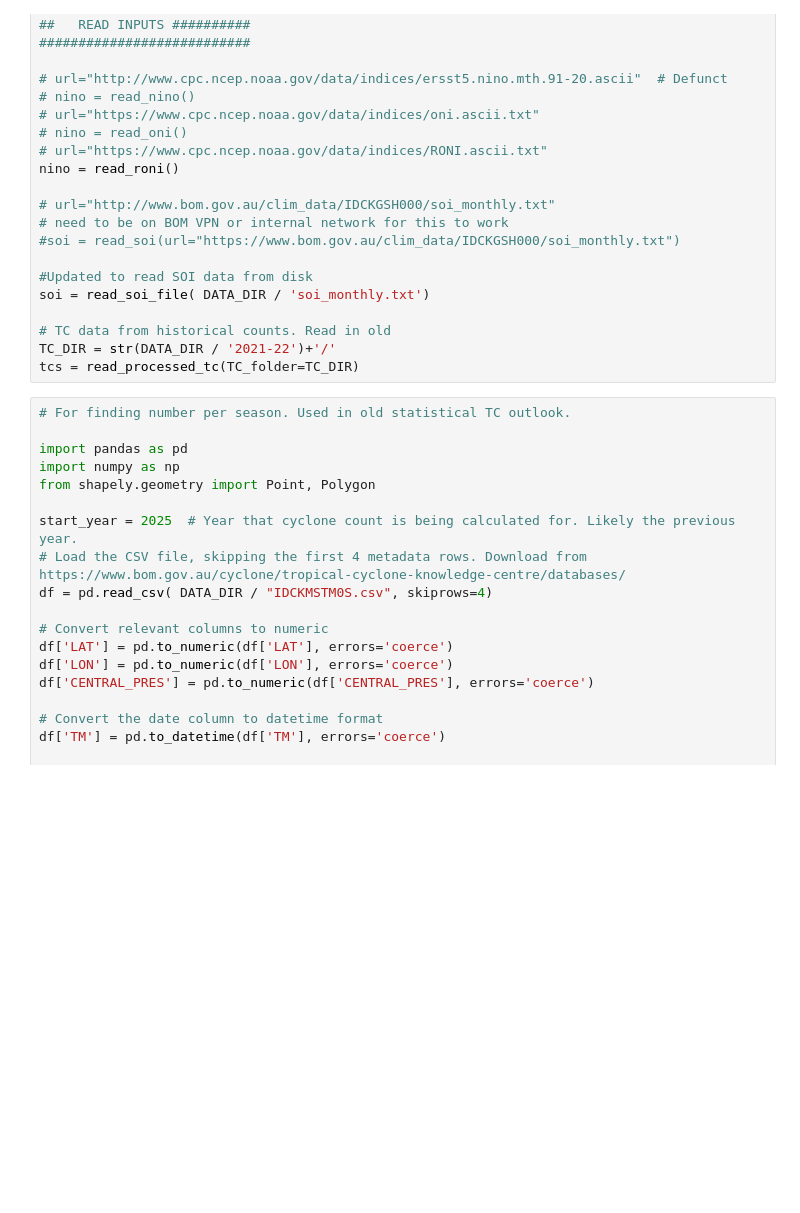
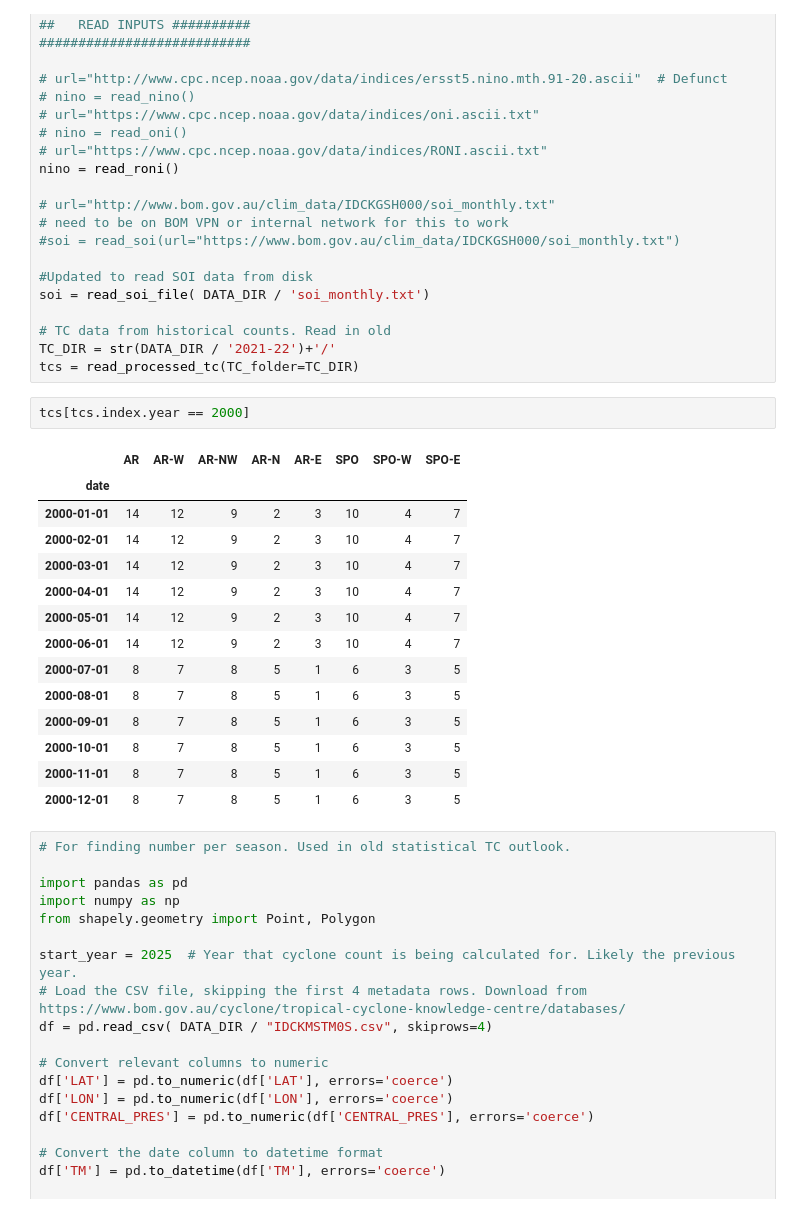
Before and after one commit to Rush74/statistical_enso, a Jupyter notebook: notebooks/Prediction.ipynb, the cells around one changed output. Drawn from its saved outputs; the diff is of its cells as text; blank space fills up the shorter version.

```diff
--- a/notebooks/Prediction.ipynb
+++ b/notebooks/Prediction.ipynb
@@ -77,6 +77,23 @@ soi = read_soi_file( DATA_DIR / 'soi_monthly.txt')
 # TC data from historical counts. Read in old
 TC_DIR = str(DATA_DIR / '2021-22')+'/'
 tcs = read_processed_tc(TC_folder=TC_DIR)
+# %%
+tcs[tcs.index.year == 2000]
+# %% [output]
+|  | AR | AR-W | AR-NW | AR-N | AR-E | SPO | SPO-W | SPO-E |
+| date |  |  |  |  |  |  |  |  |
+| 2000-01-01 | 14 | 12 | 9 | 2 | 3 | 10 | 4 | 7 |
+| 2000-02-01 | 14 | 12 | 9 | 2 | 3 | 10 | 4 | 7 |
+| 2000-03-01 | 14 | 12 | 9 | 2 | 3 | 10 | 4 | 7 |
+| 2000-04-01 | 14 | 12 | 9 | 2 | 3 | 10 | 4 | 7 |
+| 2000-05-01 | 14 | 12 | 9 | 2 | 3 | 10 | 4 | 7 |
+| 2000-06-01 | 14 | 12 | 9 | 2 | 3 | 10 | 4 | 7 |
+| 2000-07-01 | 8 | 7 | 8 | 5 | 1 | 6 | 3 | 5 |
+| 2000-08-01 | 8 | 7 | 8 | 5 | 1 | 6 | 3 | 5 |
+| 2000-09-01 | 8 | 7 | 8 | 5 | 1 | 6 | 3 | 5 |
+| 2000-10-01 | 8 | 7 | 8 | 5 | 1 | 6 | 3 | 5 |
+| 2000-11-01 | 8 | 7 | 8 | 5 | 1 | 6 | 3 | 5 |
+| 2000-12-01 | 8 | 7 | 8 | 5 | 1 | 6 | 3 | 5 |
 # %%
 # For finding number per season. Used in old statistical TC outlook.
 
```
Also changed, not shown: parts of 5 cells of this notebook, 3 other files.
